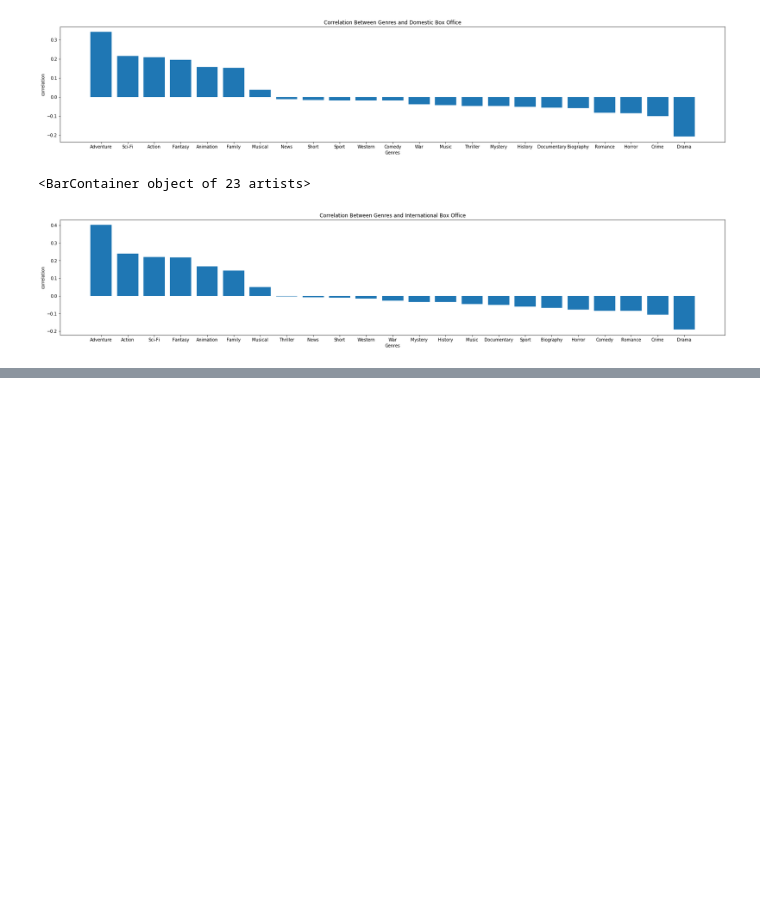
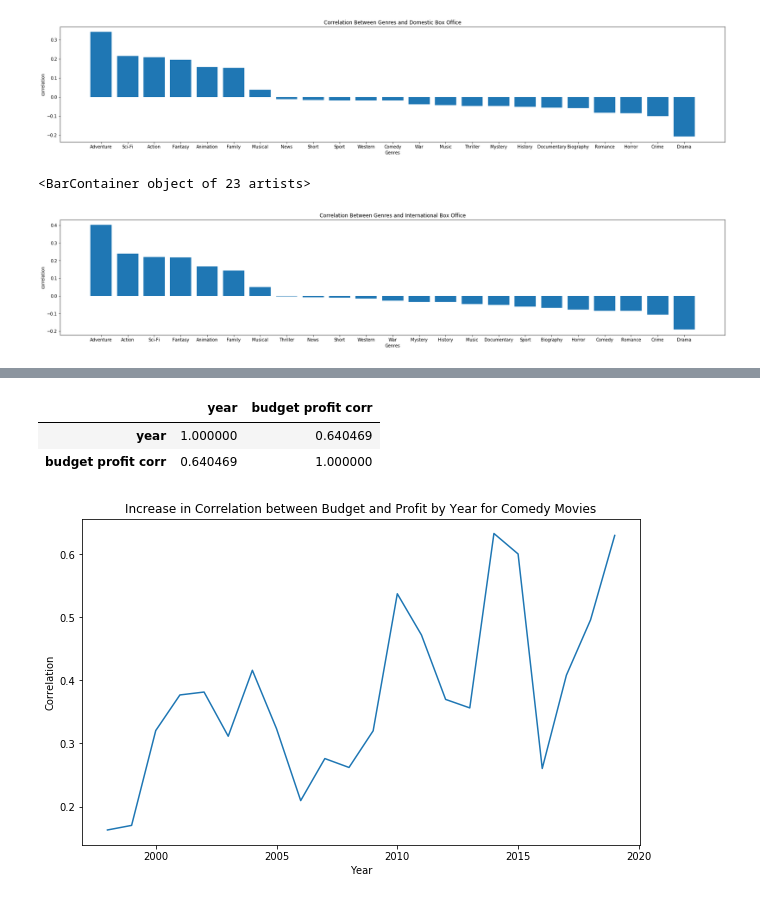
Before and after one commit to learn-co-students/dsc-mod-1-project-v2-1-nyc01-dtsc-ft-080320, a Jupyter notebook: eda.ipynb, the cells around one changed output, grey strips where cells are left out. Saved outputs shown, nothing was run; the diff lists cells and outputs as text; code cells hidden in the pictures; blank space fills up the shorter version.

Commit message:
graphing correlations

```diff
--- a/eda.ipynb
+++ b/eda.ipynb
@@ -109,6 +107,8 @@ ax.bar(corr_df.index,corr_df["international"])
 <BarContainer object of 23 artists>
 [figure]
 # %%
-#comedy_df = budget_df[budget_df["Comedy"] == 1].copy()
-#comedy_corr = comedy_df.groupby(["year"]).corr()
+comedy_df = budget_df[budget_df["Comedy"] == 1].copy()
+comedy_corr = comedy_df.groupby(["year"])[["budget","profit"]].corr().iloc[0::2,-1]#.corr()#[["profit"]]
 #comedy_corr = comedy_df.corr()[["budget","profit"]]
+comedy_corr = comedy_corr.dropna()#inplace=True)
+comedy_corr.index = [index[0] for index in comedy_corr.index]
@@ -116,0 +119,4 @@ ax.bar(corr_df.index,corr_df["international"])
+# %%
+comedy_count = comedy_df.groupby(["year"]).count()["title"]
+robust_corr = comedy_corr[comedy_count>=43]
+robust_corr
@@ -116,0 +141,17 @@ ax.bar(corr_df.index,corr_df["international"])
+# %%
+corr2 = pd.DataFrame({'year':robust_corr.index, 'budget profit corr':robust_corr.values})
+corr2.corr()
+# %% [output]
+|  | year | budget profit corr |
+| year | 1.000000 | 0.640469 |
+| budget profit corr | 0.640469 | 1.000000 |
+# %%
+fig, ax = plt.subplots(figsize=(10,6))
+#plt.figure(figsize=(25,5))
+ax.set_title("Increase in Correlation between Budget and Profit by Year for Comedy Movies")
+ax.set_xlabel("Year")
+ax.set_ylabel("Correlation")
+ax.plot(robust_corr.index,robust_corr)
+plt.savefig("figures/comedy-corr.png")
+# %% [output]
+[figure, added]
```
Also changed, not shown: parts of 8 cells of this notebook, 1 other file.
